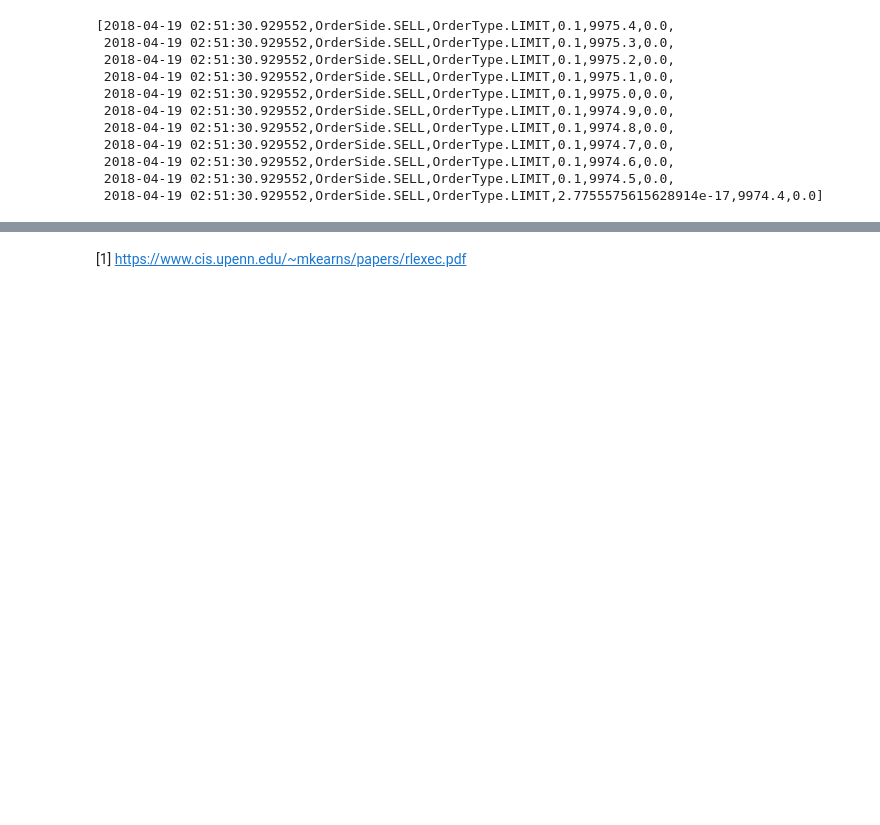
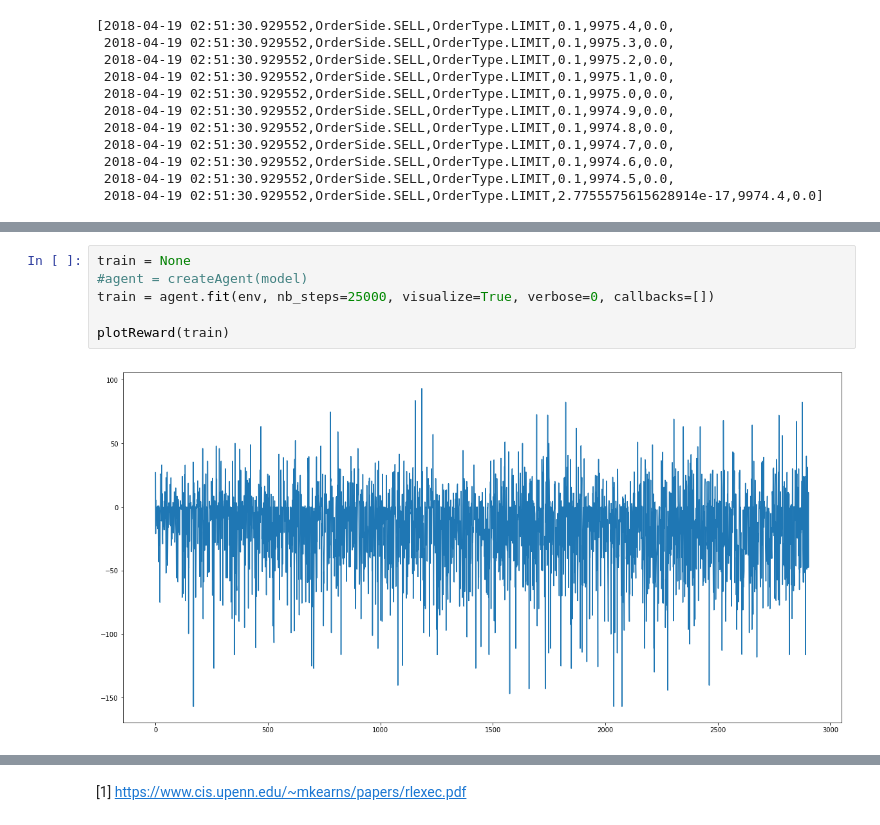
Before and after one commit to mjuchli/ctc-executioner, a Jupyter notebook: notebooks/analysis_dqn_order_placement.ipynb, the cells around one changed output, grey strips where cells are left out. Cells and saved outputs as stored; diff of their text form; blank space fills up the shorter version.

```diff
--- a/notebooks/analysis_dqn_order_placement.ipynb
+++ b/notebooks/analysis_dqn_order_placement.ipynb
@@ -239,2 +257,10 @@ env.execution.getTrades()
 # %% [markdown]
 [1]: https://www.cis.upenn.edu/~mkearns/papers/rlexec.pdf
+# %%
+train = None
+#agent = createAgent(model)
+train = agent.fit(env, nb_steps=25000, visualize=True, verbose=0, callbacks=[])
+
+plotReward(train)
+# %% [output]
+[figure, added]
```
Also changed, not shown: parts of 23 cells of this notebook.
